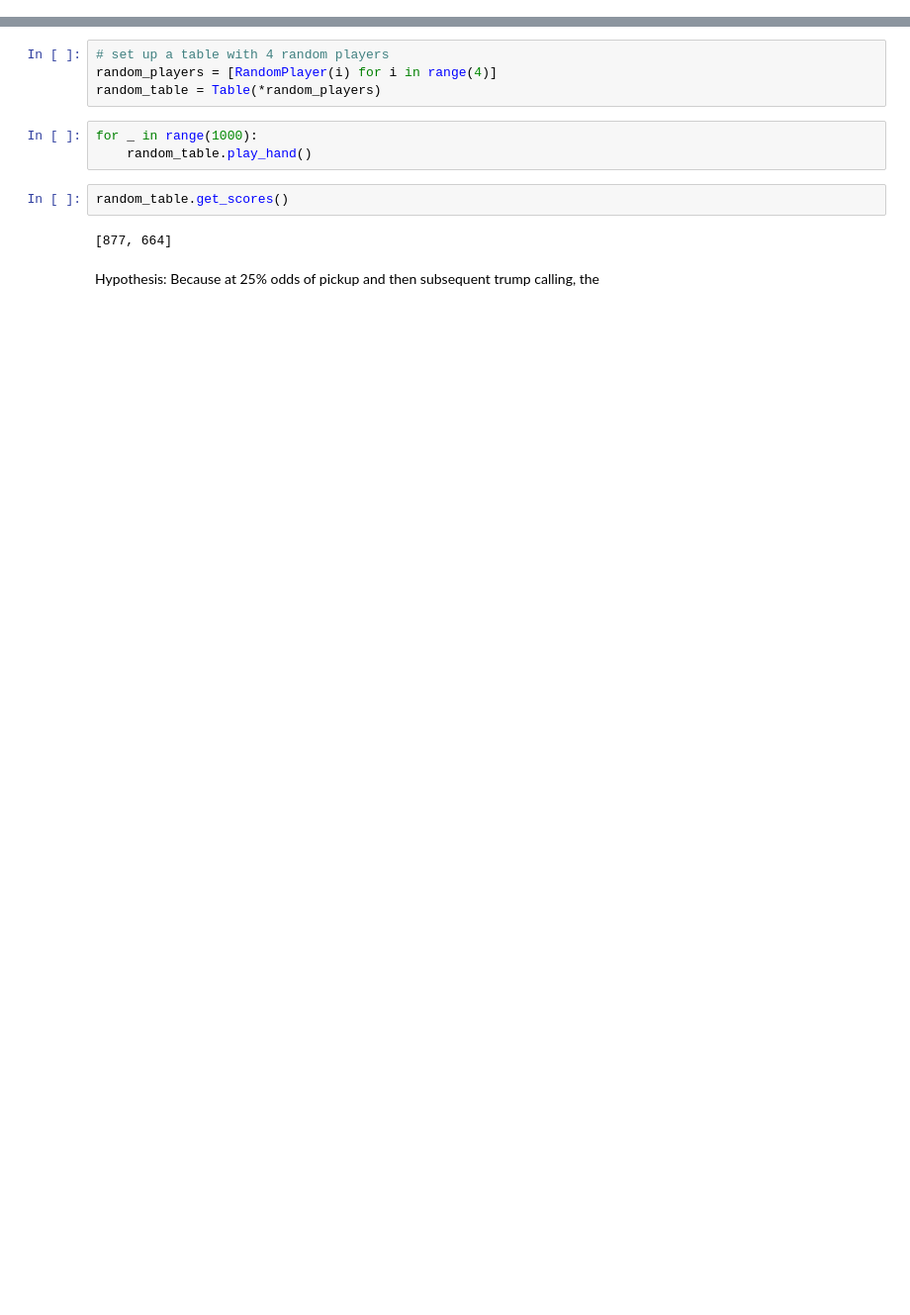
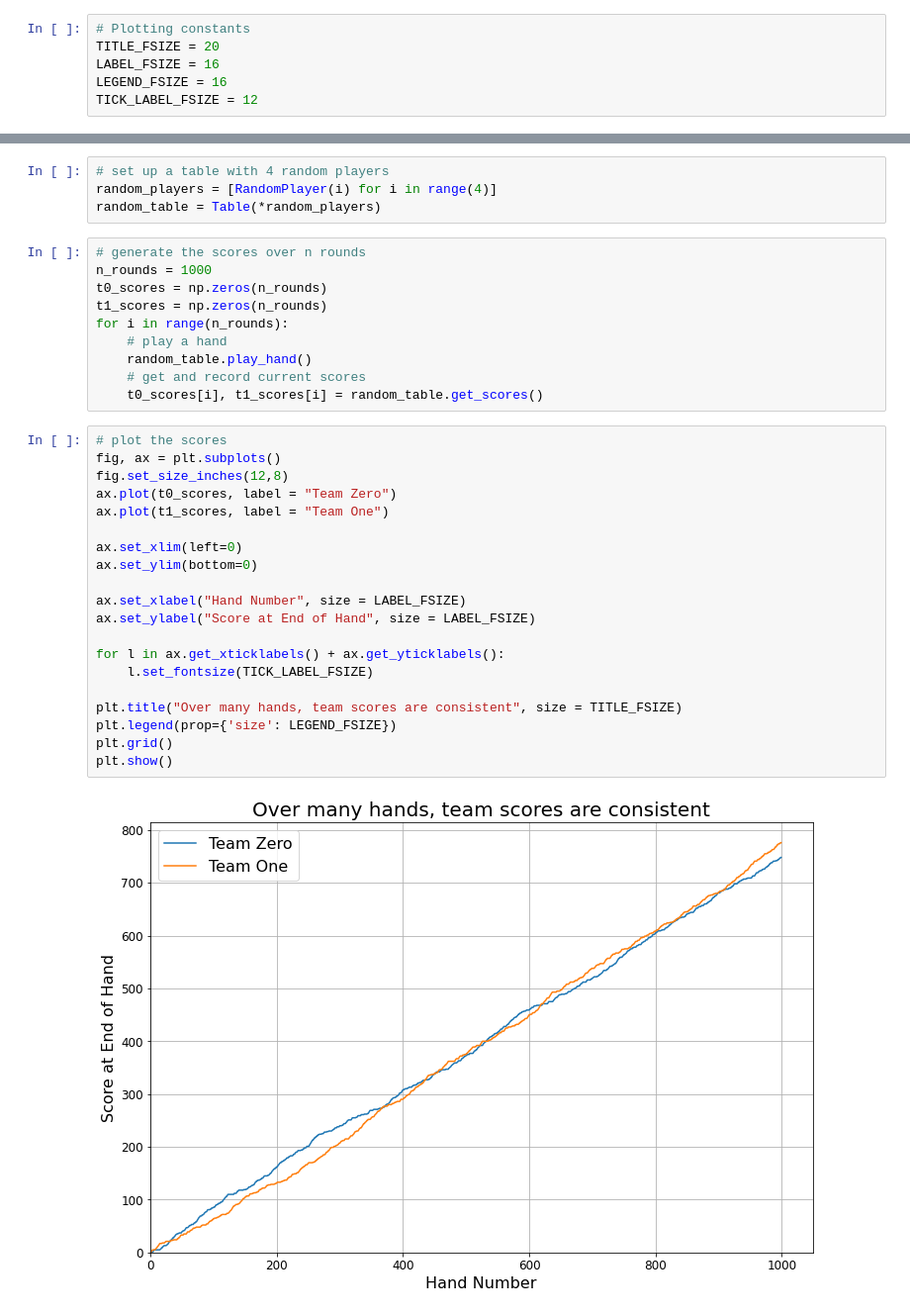
Before and after one commit to LiamABailey/echre-learner, a Jupyter notebook: analyses/random_agent_performance.ipynb, the cells around one changed output, grey strips where cells are left out. Shown at 99% size. Drawn from its saved outputs; the diff is of its cells as text; blank space fills up the shorter version.

Commit message:
Initial review of random agent performance

```diff
--- a/analyses/random_agent_performance.ipynb
+++ b/analyses/random_agent_performance.ipynb
@@ -8,2 +11,8 @@ A review of performance of random_players, when pitted against one another.
 from game_assets.table import Table
 from game_assets.players.random_player import RandomPlayer
+# %%
+# Plotting constants
+TITLE_FSIZE = 20
+LABEL_FSIZE = 16
+LEGEND_FSIZE = 16
+TICK_LABEL_FSIZE = 12
@@ -11,12 +23,35 @@ from game_assets.players.random_player import RandomPlayer
 # set up a table with 4 random players
 random_players = [RandomPlayer(i) for i in range(4)]
 random_table = Table(*random_players)
-# %%
-for _ in range(1000):
-    random_table.play_hand()
-# %%
-random_table.get_scores()
-# %% [output]
-[877, 664]
-# %% [markdown]
-Hypothesis: Because at 25% odds of pickup and then subsequent trump calling, the
+# %%
+# generate the scores over n rounds
+n_rounds = 1000
+t0_scores = np.zeros(n_rounds)
+t1_scores = np.zeros(n_rounds)
+for i in range(n_rounds):
+    # play a hand
+    random_table.play_hand()
+    # get and record current scores
+    t0_scores[i], t1_scores[i] = random_table.get_scores()
+# %%
+# plot the scores
+fig, ax = plt.subplots()
+fig.set_size_inches(12,8)
+ax.plot(t0_scores, label = "Team Zero")
+ax.plot(t1_scores, label = "Team One")
+
+ax.set_xlim(left=0)
+ax.set_ylim(bottom=0)
+
+ax.set_xlabel("Hand Number", size = LABEL_FSIZE)
+ax.set_ylabel("Score at End of Hand", size = LABEL_FSIZE)
+
+for l in ax.get_xticklabels() + ax.get_yticklabels():
+    l.set_fontsize(TICK_LABEL_FSIZE)
+
+plt.title("Over many hands, team scores are consistent", size = TITLE_FSIZE)
+plt.legend(prop={'size': LEGEND_FSIZE})
+plt.grid()
+plt.show()
+# %% [output]
+[figure, added]
```
Also changed, not shown: parts of 10 cells of this notebook.
